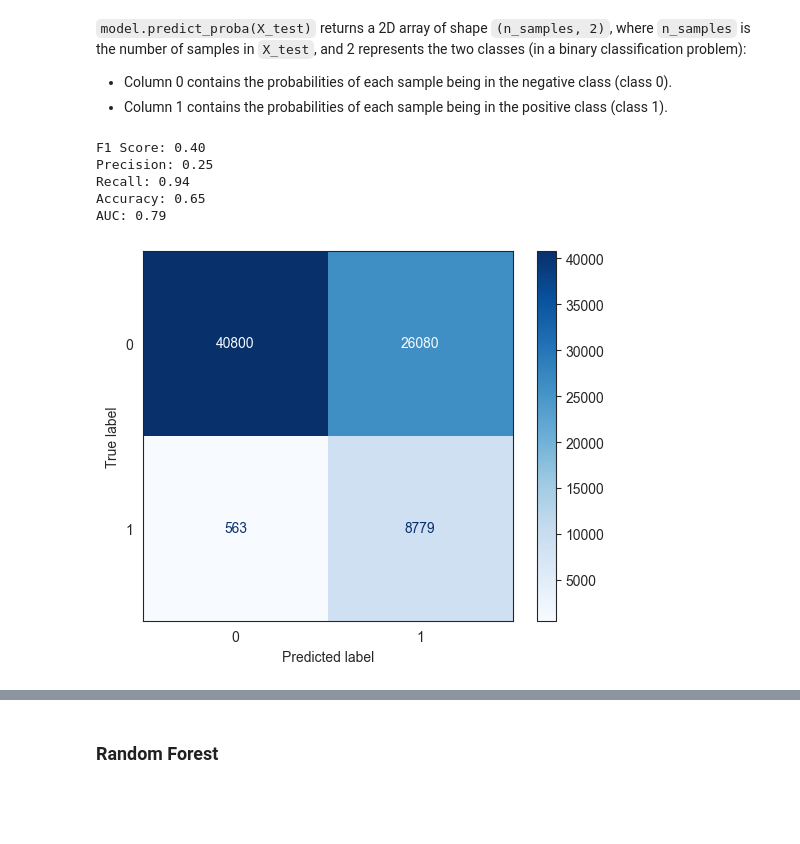
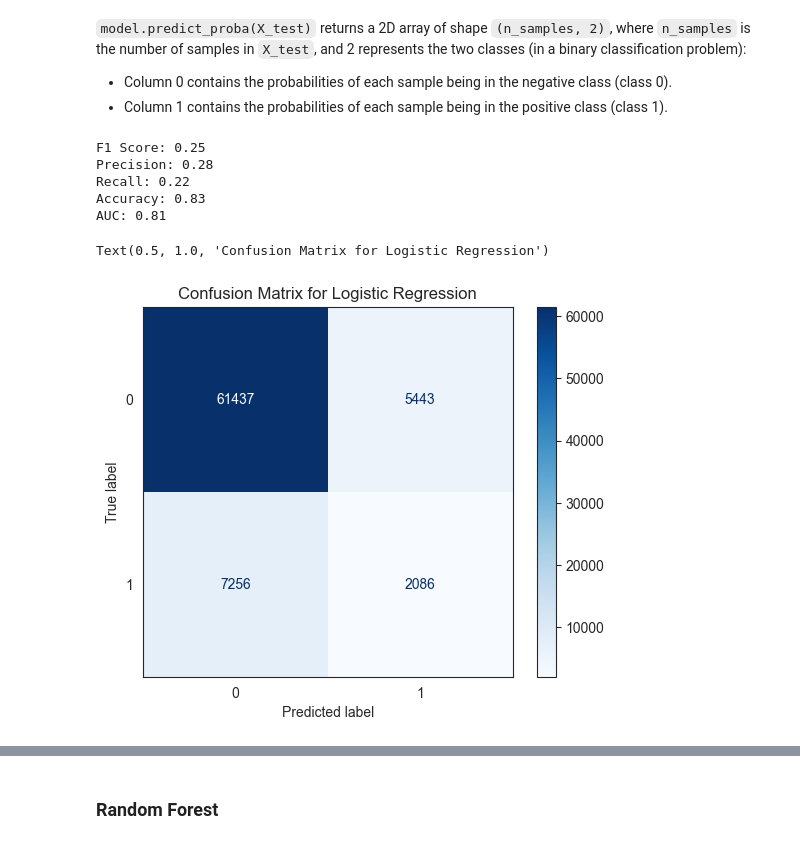
Before and after one commit to HugoTex98/Health-Insurance-Cross-Sell-Prediction, a Jupyter notebook: Health_Insurance_Cross_Sell_Prediction.ipynb, the cells around one changed output, grey strips where cells are left out. Cells and saved outputs as stored; diff of their text form; code cells hidden in the pictures; blank space fills up the shorter version.

```diff
--- a/Health_Insurance_Cross_Sell_Prediction.ipynb
+++ b/Health_Insurance_Cross_Sell_Prediction.ipynb
@@ -1478,13 +1482,11 @@ Let's drop the columns that were not significantly important to the model (wheth
 Since `Driving_License` has the highest VIF, and also doesn't show a significant correlation with the target `Response` (correlation=0.01), let's drop it from the datasets!
 # %%
 # Train dataset
-df_train_features = df_train_und_processed.drop(columns=["Driving_License", "Response", "Vintage",
-                                                         "Region_Code", "Policy_Sales_Channel"])
+df_train_features = df_train_und_processed.drop(columns=["Driving_License", "Response"])
 df_train_target = df_train_und_processed["Response"]
 
 # Test dataset
-df_test_features = df_test_processed.drop(columns=["Driving_License", "Response", "Vintage",
-                                                   "Region_Code", "Policy_Sales_Channel"])
+df_test_features = df_test_processed.drop(columns=["Driving_License", "Response"])
 df_test_target = df_test_processed["Response"]
 # %% [markdown]
 ## **Modeling**
@@ -1506,33 +1508,35 @@ y_test = df_test_target.to_numpy()
 # %%
 log_reg = LogisticRegression()
 log_reg.fit(X_train, y_train)
 
 # Predictions
 y_pred = log_reg.predict(X_test)
 # [:, 1] to access positive class probabilities
 y_pred_proba = log_reg.predict_proba(X_test)[:, 1]
 
 # Calculating evaluation metrics
 f1 = f1_score(y_test, y_pred)
 precision = precision_score(y_test, y_pred)
 recall = recall_score(y_test, y_pred)
 accuracy = accuracy_score(y_test, y_pred)
 auc = roc_auc_score(y_test, y_pred_proba)
 
 # Printing the results
 print(f'F1 Score: {f1:.2f}')
 print(f'Precision: {precision:.2f}')
 print(f'Recall: {recall:.2f}')
 print(f'Accuracy: {accuracy:.2f}')
 print(f'AUC: {auc:.2f}')
 
 cm_plot = ConfusionMatrixDisplay.from_estimator(log_reg, X_test, y_test,
                                                 display_labels=log_reg.classes_,
                                                 cmap=plt.cm.Blues)
+plt.title("Confusion Matrix for Logistic Regression")
 # %% [output]
-F1 Score: 0.40
-Precision: 0.25
-Recall: 0.94
-Accuracy: 0.65
-AUC: 0.79
+F1 Score: 0.25
+Precision: 0.28
+Recall: 0.22
+Accuracy: 0.83
+AUC: 0.81
+Text(0.5, 1.0, 'Confusion Matrix for Logistic Regression')
-[figure, old version]
+[figure, new version]
```
Also changed, not shown: parts of 22 cells of this notebook.
